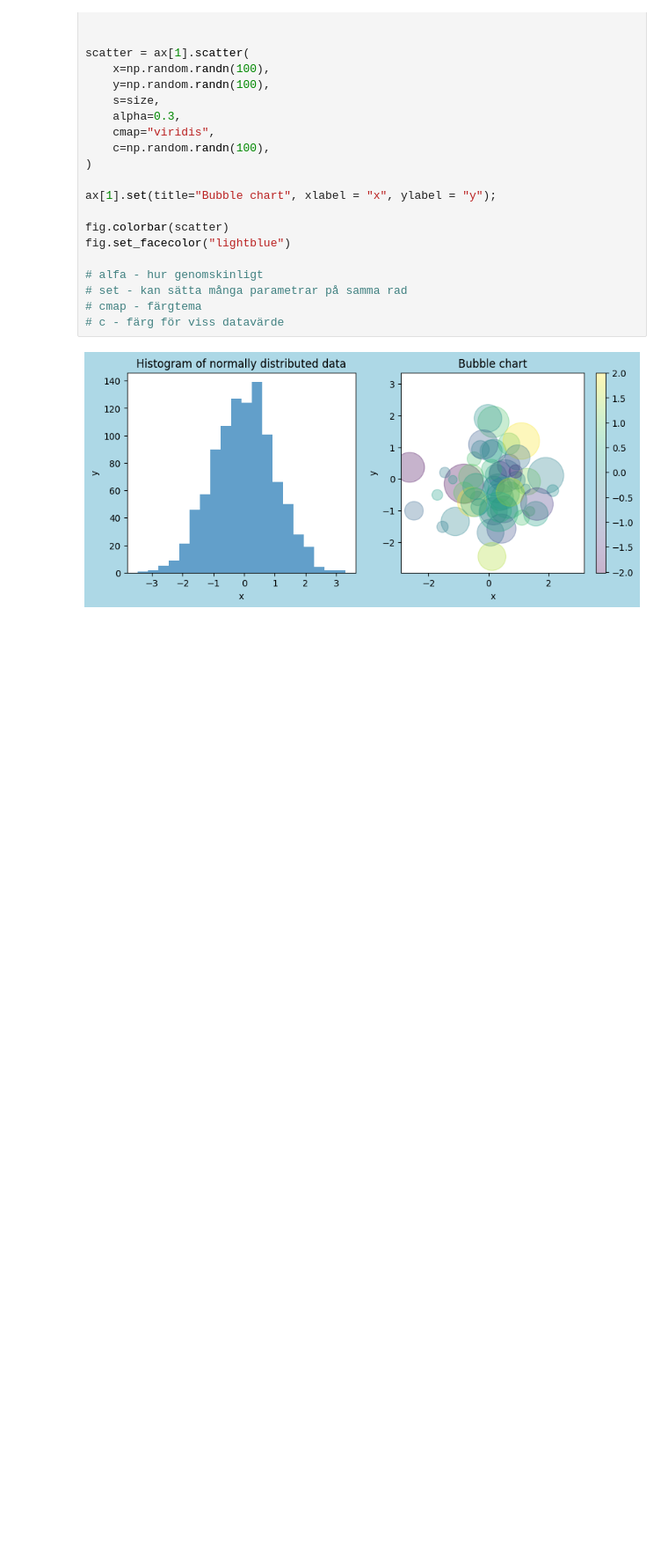
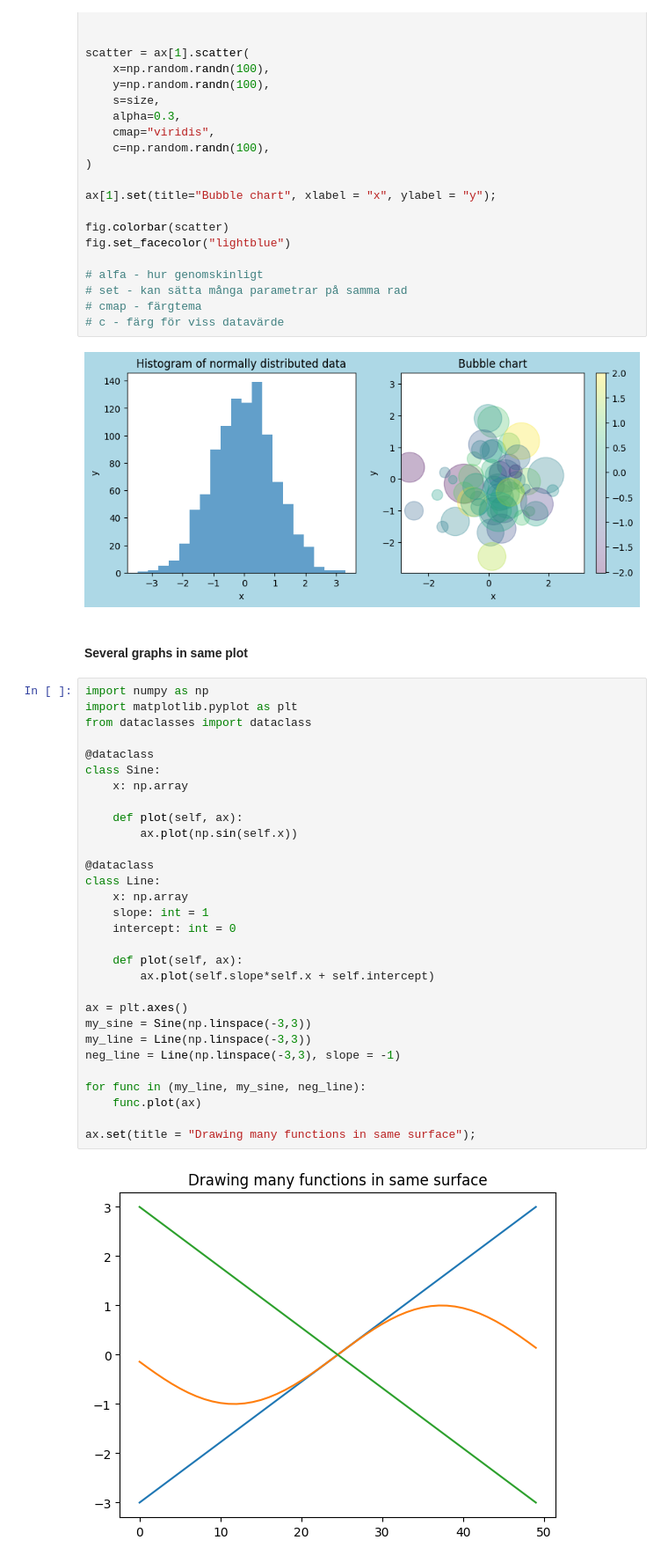
Before and after one commit to DorotaBjoorn/Python-Dorota-Bjoorn, a Jupyter notebook: Code-alongs/Lec16-matplotlib.ipynb, the cells around one changed output. Shown: that part at 88% size. Drawn from its saved outputs; the diff is of its cells as text; blank space fills up the shorter version.

Commit message:
Added how mulitple graphs in one plt

```diff
--- a/Code-alongs/Lec16-matplotlib.ipynb
+++ b/Code-alongs/Lec16-matplotlib.ipynb
@@ -109,3 +109,37 @@ fig.set_facecolor("lightblue")
 # c - färg för viss datavärde
 # %% [output]
 [figure]
+# %% [markdown]
+#### Several graphs in same plot
+# %%
+import numpy as np
+import matplotlib.pyplot as plt
+from dataclasses import dataclass
+
+@dataclass
+class Sine:
+    x: np.array
+
+    def plot(self, ax):
+        ax.plot(np.sin(self.x))
+
+@dataclass
+class Line:
+    x: np.array
+    slope: int = 1
+    intercept: int = 0
+
+    def plot(self, ax):
+        ax.plot(self.slope*self.x + self.intercept)
+
+ax = plt.axes()
+my_sine = Sine(np.linspace(-3,3))
+my_line = Line(np.linspace(-3,3))
+neg_line = Line(np.linspace(-3,3), slope = -1)
+
+for func in (my_line, my_sine, neg_line):
+    func.plot(ax)
+
+ax.set(title = "Drawing many functions in same surface");
+# %% [output]
+[figure, added]
```
